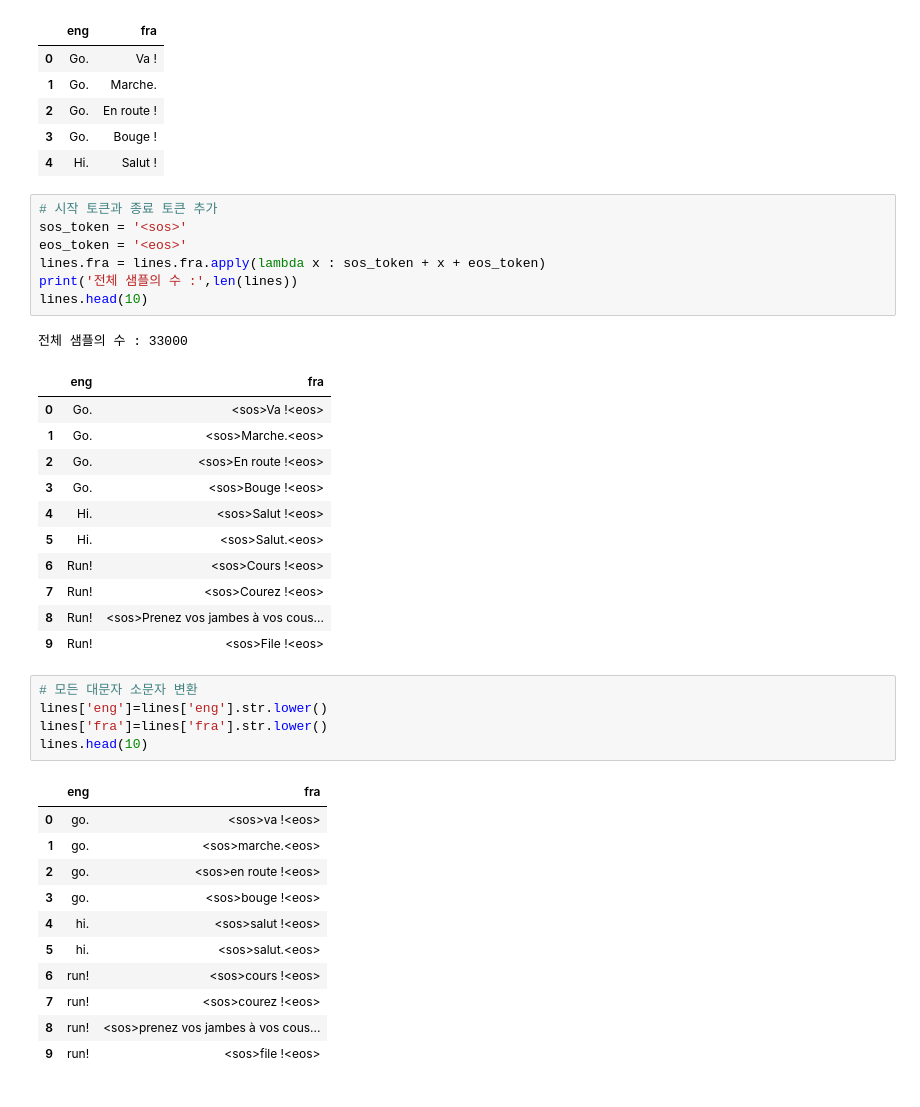
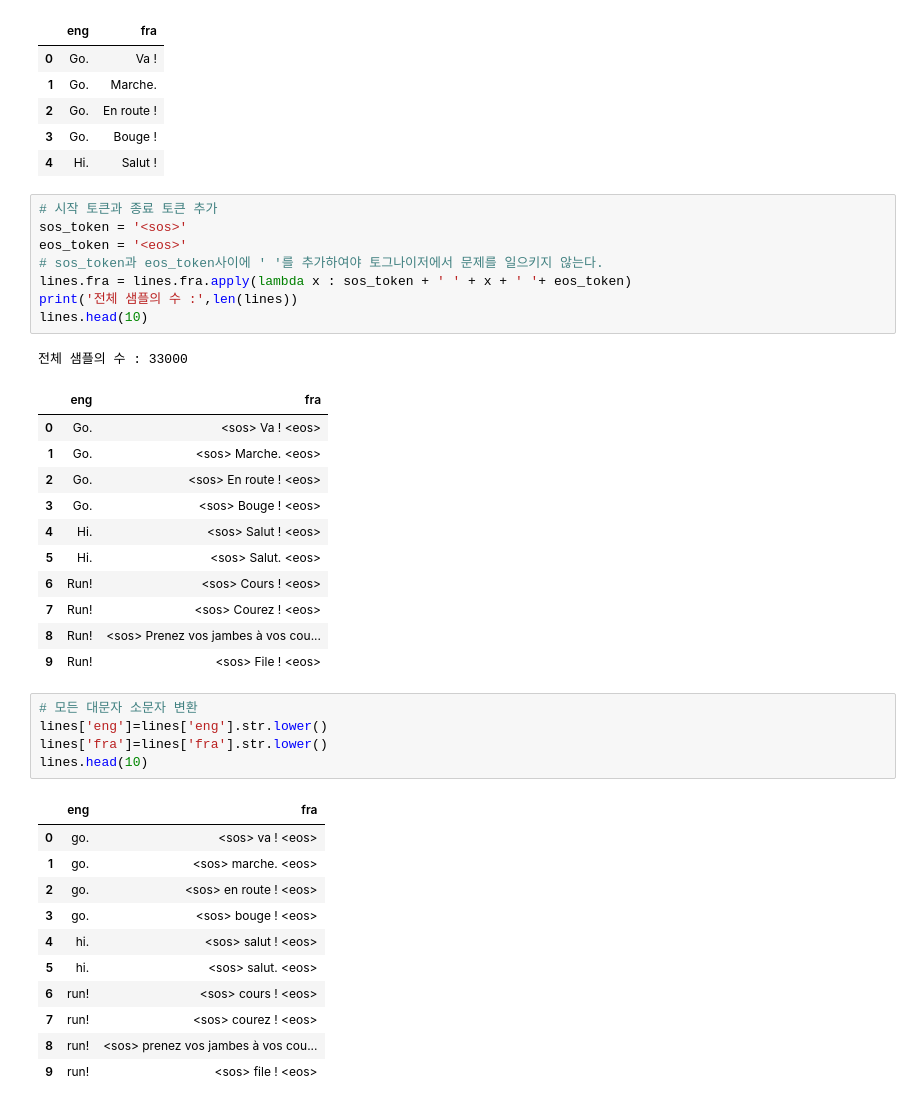
Before and after one commit to doldol1/edu-repo, a Jupyter notebook: [E-10]NLP_translator_submission.ipynb, the cells around one changed output. Drawn from its saved outputs; the diff is of its cells as text.

```diff
--- a/[E-10]NLP_translator_submission.ipynb
+++ b/[E-10]NLP_translator_submission.ipynb
@@ -52,23 +54,24 @@ lines.head()
 # %%
 # 시작 토큰과 종료 토큰 추가
 sos_token = '<sos>'
 eos_token = '<eos>'
-lines.fra = lines.fra.apply(lambda x : sos_token + x + eos_token)
+# sos_token과 eos_token사이에 ' '를 추가하여야 토그나이저에서 문제를 일으키지 않는다.
+lines.fra = lines.fra.apply(lambda x : sos_token + ' ' + x + ' '+ eos_token)
 print('전체 샘플의 수 :',len(lines))
 lines.head(10)
 # %% [output]
 전체 샘플의 수 : 33000
 |  | eng | fra |
-| 0 | Go. | <sos>Va !<eos> |
-| 1 | Go. | <sos>Marche.<eos> |
-| 2 | Go. | <sos>En route !<eos> |
-| 3 | Go. | <sos>Bouge !<eos> |
-| 4 | Hi. | <sos>Salut !<eos> |
-| 5 | Hi. | <sos>Salut.<eos> |
-| 6 | Run! | <sos>Cours !<eos> |
-| 7 | Run! | <sos>Courez !<eos> |
-| 8 | Run! | <sos>Prenez vos jambes à vos cous... |
-| 9 | Run! | <sos>File !<eos> |
+| 0 | Go. | <sos> Va ! <eos> |
+| 1 | Go. | <sos> Marche. <eos> |
+| 2 | Go. | <sos> En route ! <eos> |
+| 3 | Go. | <sos> Bouge ! <eos> |
+| 4 | Hi. | <sos> Salut ! <eos> |
+| 5 | Hi. | <sos> Salut. <eos> |
+| 6 | Run! | <sos> Cours ! <eos> |
+| 7 | Run! | <sos> Courez ! <eos> |
+| 8 | Run! | <sos> Prenez vos jambes à vos cou... |
+| 9 | Run! | <sos> File ! <eos> |
 # %%
 # 모든 대문자 소문자 변환
 lines['eng']=lines['eng'].str.lower()
@@ -76,15 +79,15 @@ lines['fra']=lines['fra'].str.lower()
 lines.head(10)
 # %% [output]
 |  | eng | fra |
-| 0 | go. | <sos>va !<eos> |
-| 1 | go. | <sos>marche.<eos> |
-| 2 | go. | <sos>en route !<eos> |
-| 3 | go. | <sos>bouge !<eos> |
-| 4 | hi. | <sos>salut !<eos> |
-| 5 | hi. | <sos>salut.<eos> |
-| 6 | run! | <sos>cours !<eos> |
-| 7 | run! | <sos>courez !<eos> |
-| 8 | run! | <sos>prenez vos jambes à vos cous... |
-| 9 | run! | <sos>file !<eos> |
+| 0 | go. | <sos> va ! <eos> |
+| 1 | go. | <sos> marche. <eos> |
+| 2 | go. | <sos> en route ! <eos> |
+| 3 | go. | <sos> bouge ! <eos> |
+| 4 | hi. | <sos> salut ! <eos> |
+| 5 | hi. | <sos> salut. <eos> |
+| 6 | run! | <sos> cours ! <eos> |
+| 7 | run! | <sos> courez ! <eos> |
+| 8 | run! | <sos> prenez vos jambes à vos cou... |
+| 9 | run! | <sos> file ! <eos> |
 # %%
 # 영어 토큰화
```
Also changed, not shown: parts of 27 cells of this notebook.
